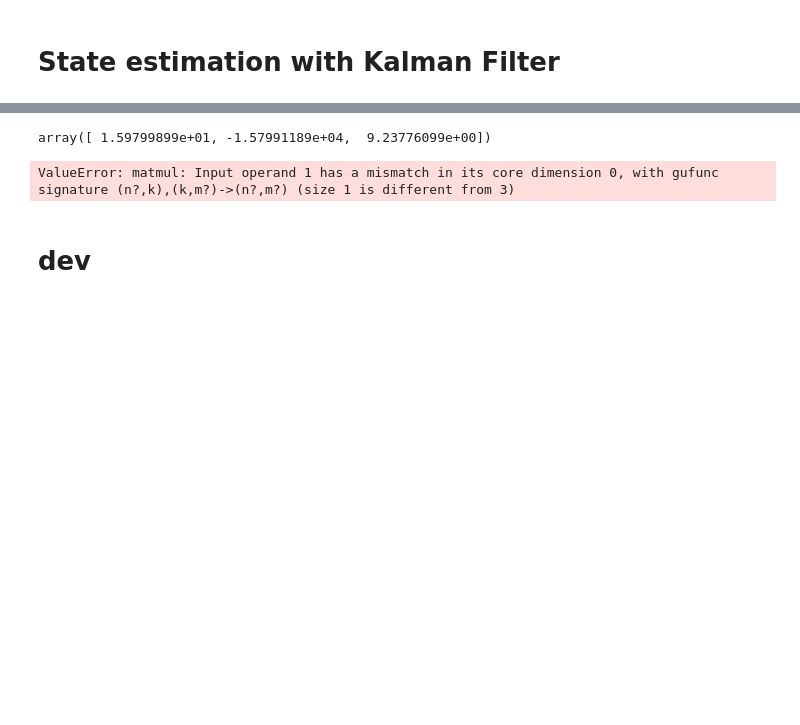
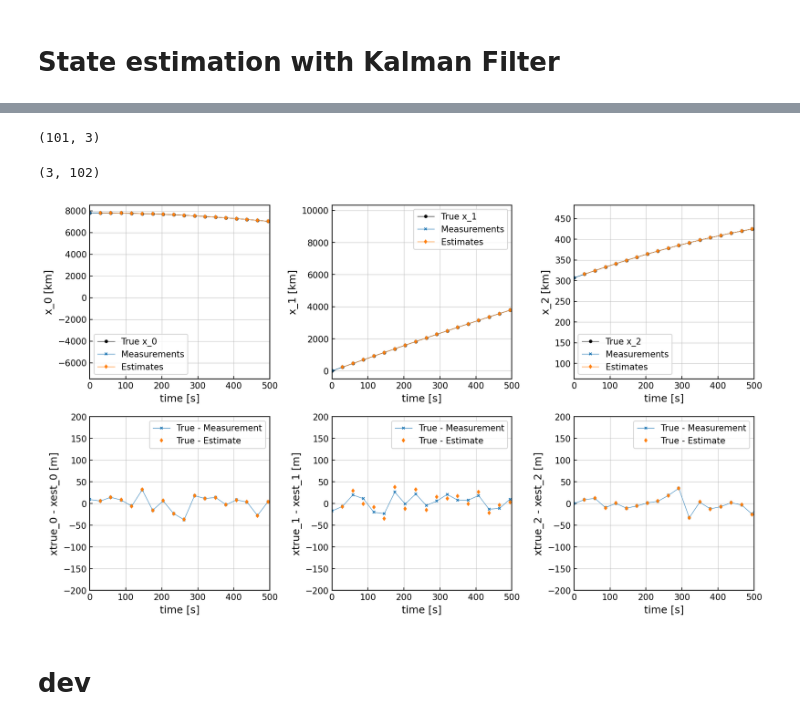
Before and after one commit to igred8/orbital_dynamics_basic, a Jupyter notebook: notebooks/01.0 - apply KF on orbit sim data - igad.ipynb, the cells around one changed output, grey strips where cells are left out. Drawn from its saved outputs; the diff is of its cells as text; code cells hidden in the pictures; blank space fills up the shorter version.

```diff
--- a/notebooks/01.0 - apply KF on orbit sim data - igad.ipynb
+++ b/notebooks/01.0 - apply KF on orbit sim data - igad.ipynb
@@ -186,7 +187,7 @@ covs = np.array([
 ])*300
 pos_meas = Position(noise_mean=mus, noise_cov=covs, rng=2318)
 
-nth_object = 0
+nth_object = 9
 r_in = r[:,nth_object,:].squeeze().T
 r_meas = pos_meas.measure(r_in, state_order=0)
 # %% [markdown]
@@ -420,4 +390,0 @@ rhat, v0_vec, thhat, khat, rot_angle = transform_xyz_to_orbitalpolar(r_meas, 1)
-# %%
-fig, ax = plt.subplots()
-ax.plot((180/const.pi)*rot_angle.squeeze(), lw=0, marker='o', ms=1)
-plt.show()
@@ -436,8 +391,59 @@ array([[ 1.00000000e+00,  9.99996926e-01,  9.99987731e-01, ...,
-# %%
-r_meas[:,0] - r_meas[:,1]
-# %% [output]
-array([ 1.59799899e+01, -1.57991189e+04,  9.23776099e+00])
-# %%
-ZHAT @ XHAT
-# %% [output]
-ValueError: matmul: Input operand 1 has a mismatch in its core dimension 0, with gufunc signature (n?,k),(k,m?)->(n?,m?) (size 1 is different from 3)
+# %%
+estimates_rva[:,::nstate].shape
+# %% [output]
+(101, 3)
+# %%
+r_meas.shape
+# %% [output]
+(3, 102)
+# %%
+
+xlim= [0, 500]
+
+
+
+timevec = esys.delta_time_s * np.arange(N_TIME_STEPS+2)
+fig, axs = plt.subplots(2,3, figsize=[12,7])
+
+for i, (rin_, rmeas_, rest_) in enumerate(zip(r_in, r_meas, r_est)):
+    ax = axs[0,i]
+    yscale = 1/const.kilo
+    ax.plot(timevec, yscale*rin_, lw=0.5, marker='o', ms=3, color='k', label=f'True x_{i}')
+    ax.plot(timevec, yscale*rmeas_, lw=0.5, marker='x', ms=3, color='tab:blue', label='Measurements')
+    ax.plot(timevec[1:], yscale*rest_, lw=0.5, marker='d', ms=3, color='tab:orange', label='Estimates')
+
+    axkwargs = {
+        # 'xticks': timevec[::10],
+        'xlim': xlim,
+        # 'ylim': [-20, 20],
+        'xlabel': 'time [s]',
+        'ylabel': f'x_{i} [km]',
+        # 'aspect': '10'
+    }
+    axcount += 1
+
+    ax.set(**axkwargs)
+    ax.legend()
+
+    ax = axs[1,i]
+
+    ax.plot(timevec, rin_ - rmeas_, lw=0.50, marker='x', ms=3, color='tab:blue', label='True - Measurement')
+    ax.plot(timevec[1:], rin_[1:] - rest_, lw=0.0, marker='d', ms=3, color='tab:orange', label='True - Estimate')
+    axkwargs = {
+        # 'xticks': timevec[::10],
+        'xlim': xlim,
+        'ylim': [-200, 200],
+
+        'xlabel': 'time [s]',
+        'ylabel': f'xtrue_{i} - xest_{i} [m]',
+        # 'aspect': 20
+    }
+    axcount += 1
+
+    ax.set(**axkwargs)
+    ax.legend()
+
+plt.tight_layout()
+plt.show()
+# %% [output]
+[figure, added]
```
Also changed, not shown: parts of 15 cells of this notebook, 5 other files.
